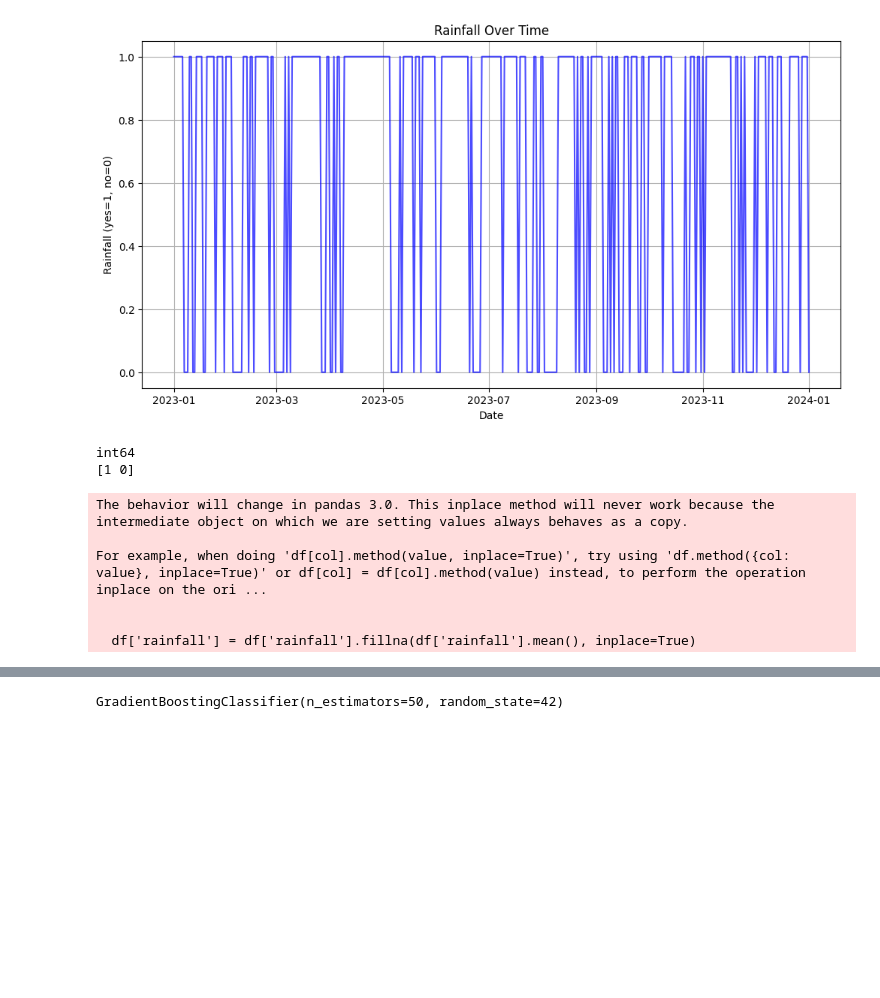
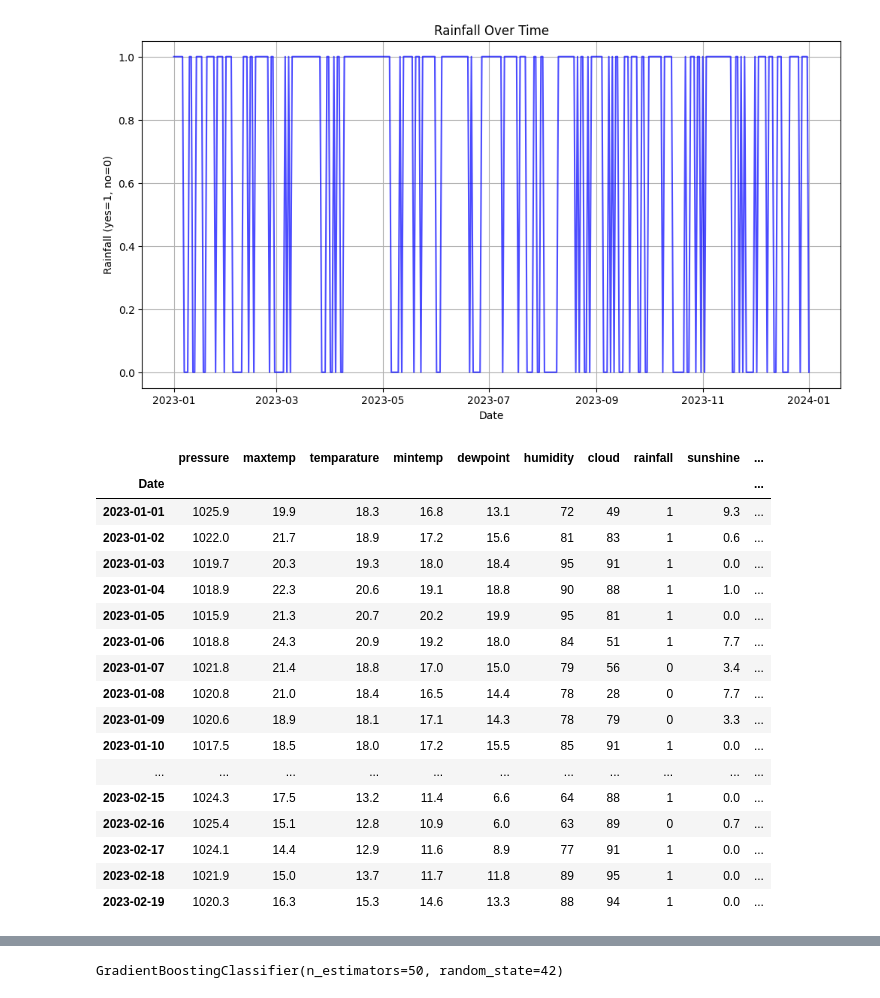
Before and after one commit to Partha-Guntur/Rainfall-Prediction-using-MLOps, a Jupyter notebook: ranifall-pred.ipynb, the cells around one changed output, grey strips where cells are left out. Cells and saved outputs as stored; diff of their text form; code cells hidden in the pictures; blank space fills up the shorter version.

```diff
--- a/ranifall-pred.ipynb
+++ b/ranifall-pred.ipynb
@@ -100,20 +100,24 @@ plt.grid()
 plt.show()
 # %% [output]
 [figure]
-# %%
-print(df['rainfall'].dtype)
-print(df['rainfall'].unique())
-df['rainfall'] = pd.to_numeric(df['rainfall'], errors='coerce')
-df = df.dropna(subset=['rainfall'])
-df['rainfall'] = df['rainfall'].fillna(df['rainfall'].mean(), inplace=True)
-df.index = pd.to_datetime(df.index)
-df = df.sort_index()
-# %% [output]
-int64
-[1 0]
-The behavior will change in pandas 3.0. This inplace method will never work because the intermediate object on which we are setting values always behaves as a copy.
-
-For example, when doing 'df[col].method(value, inplace=True)', try using 'df.method({col: value}, inplace=True)' or df[col] = df[col].method(value) instead, to perform the operation inplace on the ori ...
-
-
-  df['rainfall'] = df['rainfall'].fillna(df['rainfall'].mean(), inplace=True)
+# %%
+df.head(50)
+# %% [output]
+|  | pressure | maxtemp | temparature | mintemp | dewpoint | humidity | cloud | rainfall | sunshine | ... |
+| Date |  |  |  |  |  |  |  |  |  | ... |
+| 2023-01-01 | 1025.9 | 19.9 | 18.3 | 16.8 | 13.1 | 72 | 49 | 1 | 9.3 | ... |
+| 2023-01-02 | 1022.0 | 21.7 | 18.9 | 17.2 | 15.6 | 81 | 83 | 1 | 0.6 | ... |
+| 2023-01-03 | 1019.7 | 20.3 | 19.3 | 18.0 | 18.4 | 95 | 91 | 1 | 0.0 | ... |
+| 2023-01-04 | 1018.9 | 22.3 | 20.6 | 19.1 | 18.8 | 90 | 88 | 1 | 1.0 | ... |
+| 2023-01-05 | 1015.9 | 21.3 | 20.7 | 20.2 | 19.9 | 95 | 81 | 1 | 0.0 | ... |
+| 2023-01-06 | 1018.8 | 24.3 | 20.9 | 19.2 | 18.0 | 84 | 51 | 1 | 7.7 | ... |
+| 2023-01-07 | 1021.8 | 21.4 | 18.8 | 17.0 | 15.0 | 79 | 56 | 0 | 3.4 | ... |
+| 2023-01-08 | 1020.8 | 21.0 | 18.4 | 16.5 | 14.4 | 78 | 28 | 0 | 7.7 | ... |
+| 2023-01-09 | 1020.6 | 18.9 | 18.1 | 17.1 | 14.3 | 78 | 79 | 0 | 3.3 | ... |
+| 2023-01-10 | 1017.5 | 18.5 | 18.0 | 17.2 | 15.5 | 85 | 91 | 1 | 0.0 | ... |
+| ... | ... | ... | ... | ... | ... | ... | ... | ... | ... | ... |
+| 2023-02-15 | 1024.3 | 17.5 | 13.2 | 11.4 | 6.6 | 64 | 88 | 1 | 0.0 | ... |
+| 2023-02-16 | 1025.4 | 15.1 | 12.8 | 10.9 | 6.0 | 63 | 89 | 0 | 0.7 | ... |
+| 2023-02-17 | 1024.1 | 14.4 | 12.9 | 11.6 | 8.9 | 77 | 91 | 1 | 0.0 | ... |
+| 2023-02-18 | 1021.9 | 15.0 | 13.7 | 11.7 | 11.8 | 89 | 95 | 1 | 0.0 | ... |
+| 2023-02-19 | 1020.3 | 16.3 | 15.3 | 14.6 | 13.3 | 88 | 94 | 1 | 0.0 | ... |
```
Also changed, not shown: parts of 6 cells of this notebook, 4 other files.
